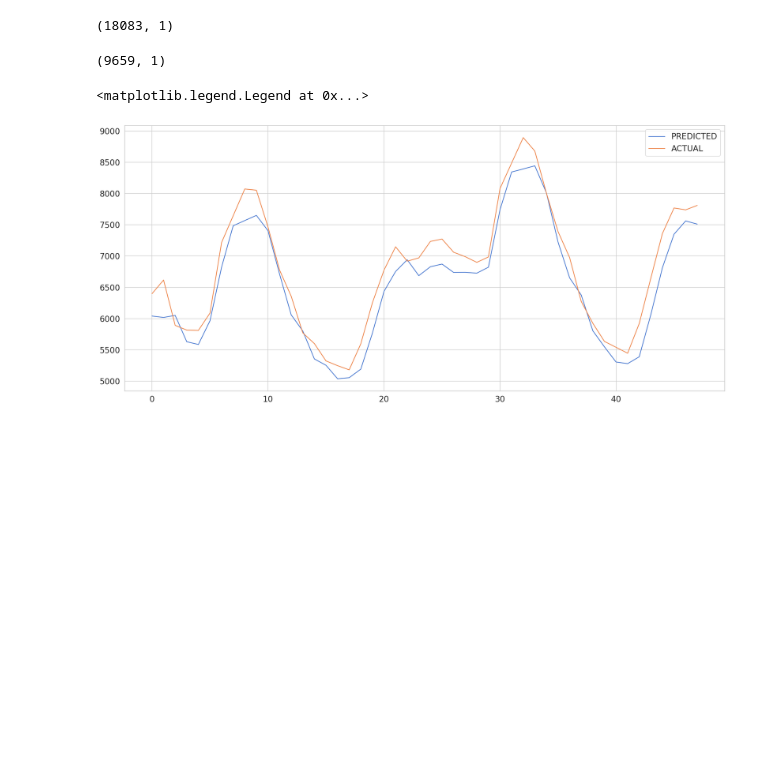
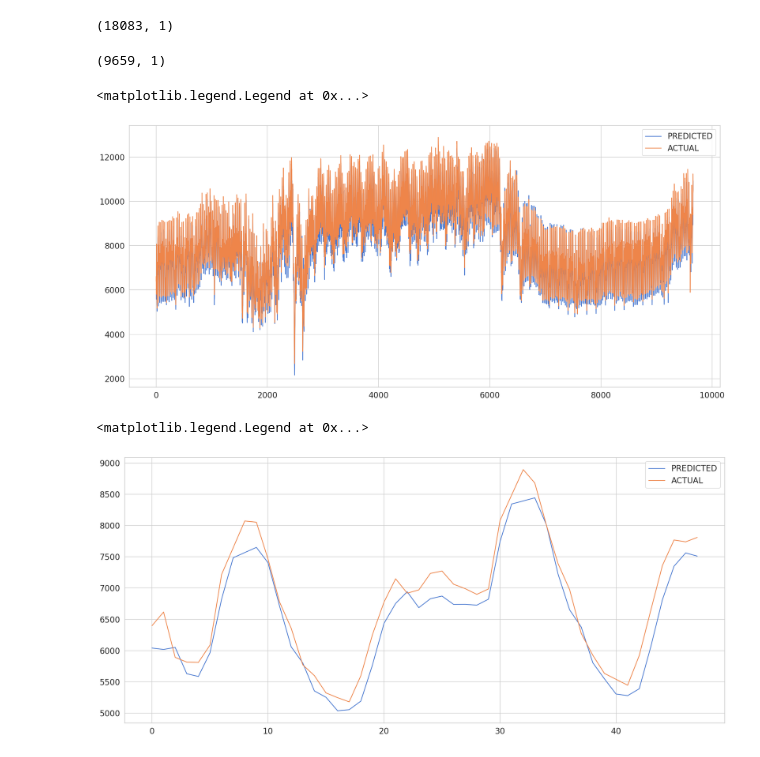
Before and after one commit to AshfakYeafi/Introduction_to_Machine_Learning, a Jupyter notebook: Time Series/LSTM_2(Electric Power Forecasting).ipynb, the cells around one changed output. Cells and saved outputs as stored; diff of their text form; code cells hidden in the pictures; blank space fills up the shorter version.

```diff
--- a/Time Series/LSTM_2(Electric Power Forecasting).ipynb
+++ b/Time Series/LSTM_2(Electric Power Forecasting).ipynb
@@ -270,8 +270,11 @@ test_predict.shape
 (9659, 1)
 # %%
 plt.plot(test_predict*D_max)
-plt.plot(ytest[:48]*D_max)
+plt.plot(ytest*D_max)
 plt.legend(['PREDICTED','ACTUAL'])
+# %% [output]
+<matplotlib.legend.Legend at 0x...>
+[figure, added]
 # %%
 plt.plot(test_predict[:48]*D_max)
 plt.plot(ytest[:48]*D_max)
```
